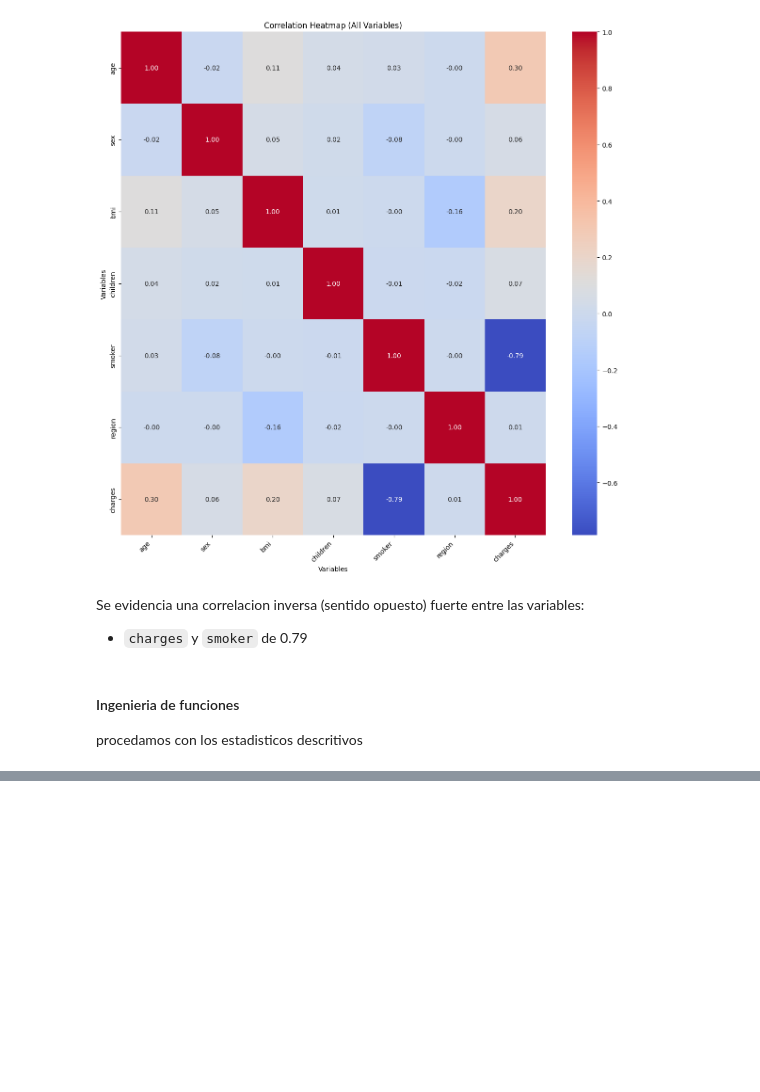
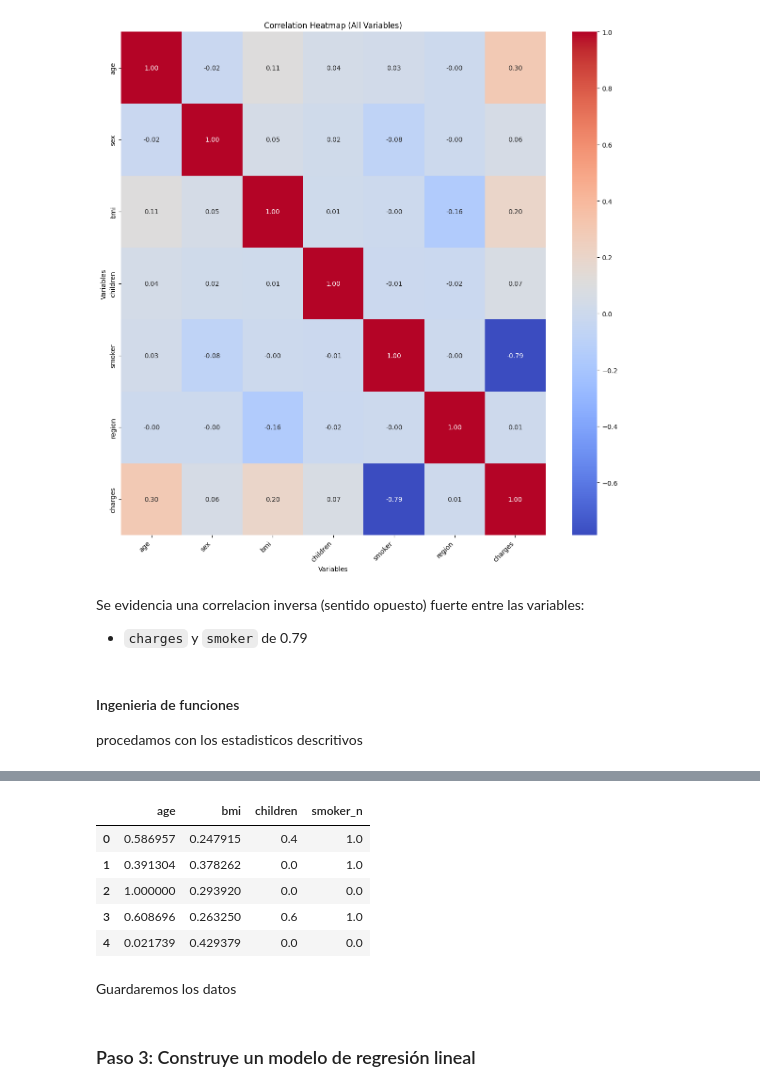
Before and after one commit to pjparreaza/LINEAR_REGRESSION, a Jupyter notebook: src/explore.ipynb, the cells around one changed output, grey strips where cells are left out. Cells and saved outputs as stored; diff of their text form; code cells hidden in the pictures; blank space fills up the shorter version.

```diff
--- a/src/explore.ipynb
+++ b/src/explore.ipynb
@@ -259,0 +311,11 @@ total_data.describe(include='all')
+# %%
+X_test_sel.head()
+# %% [output]
+|  | age | bmi | children | smoker_n |
+| 0 | 0.586957 | 0.247915 | 0.4 | 1.0 |
+| 1 | 0.391304 | 0.378262 | 0.0 | 1.0 |
+| 2 | 1.000000 | 0.293920 | 0.0 | 0.0 |
+| 3 | 0.608696 | 0.263250 | 0.6 | 1.0 |
+| 4 | 0.021739 | 0.429379 | 0.0 | 0.0 |
+# %% [markdown]
+Guardaremos los datos
@@ -259,0 +327,2 @@ total_data.describe(include='all')
+# %% [markdown]
+### Paso 3: Construye un modelo de regresión lineal
```
Also changed, not shown: parts of 6 cells of this notebook.
